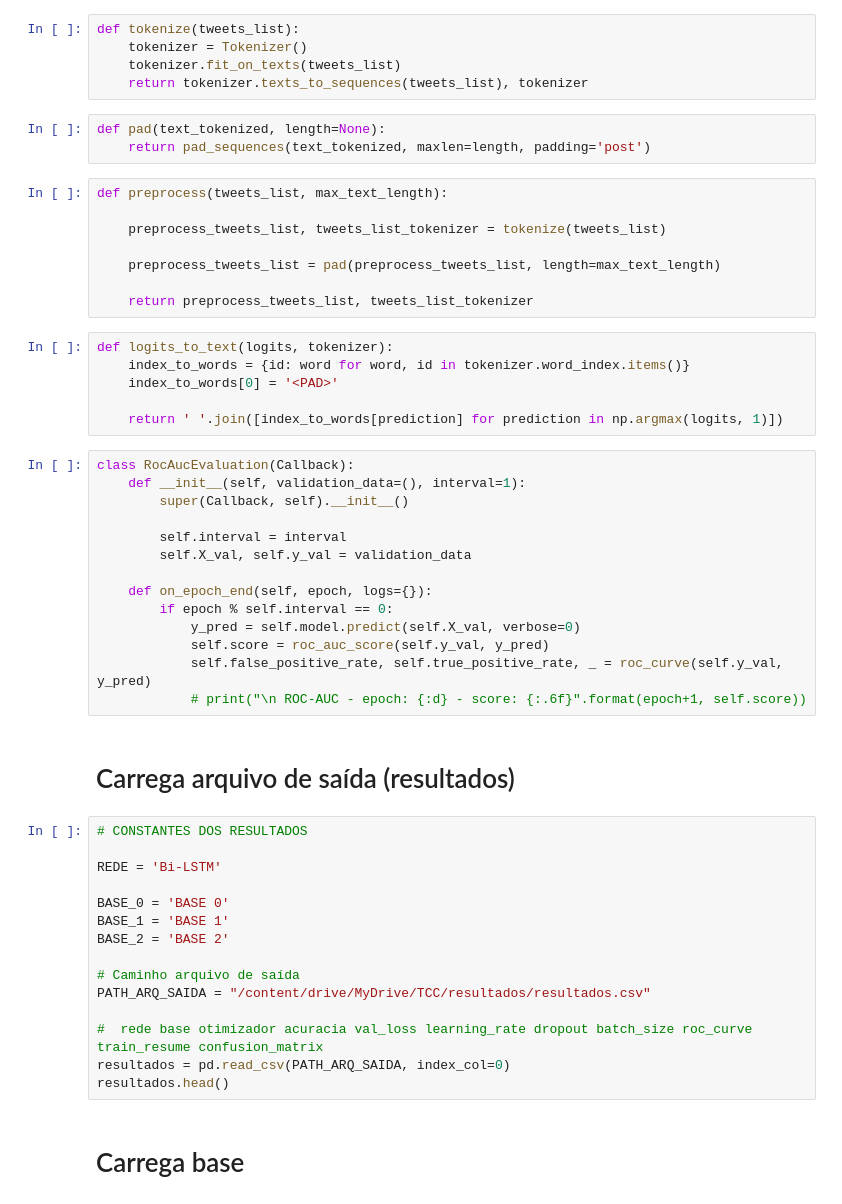
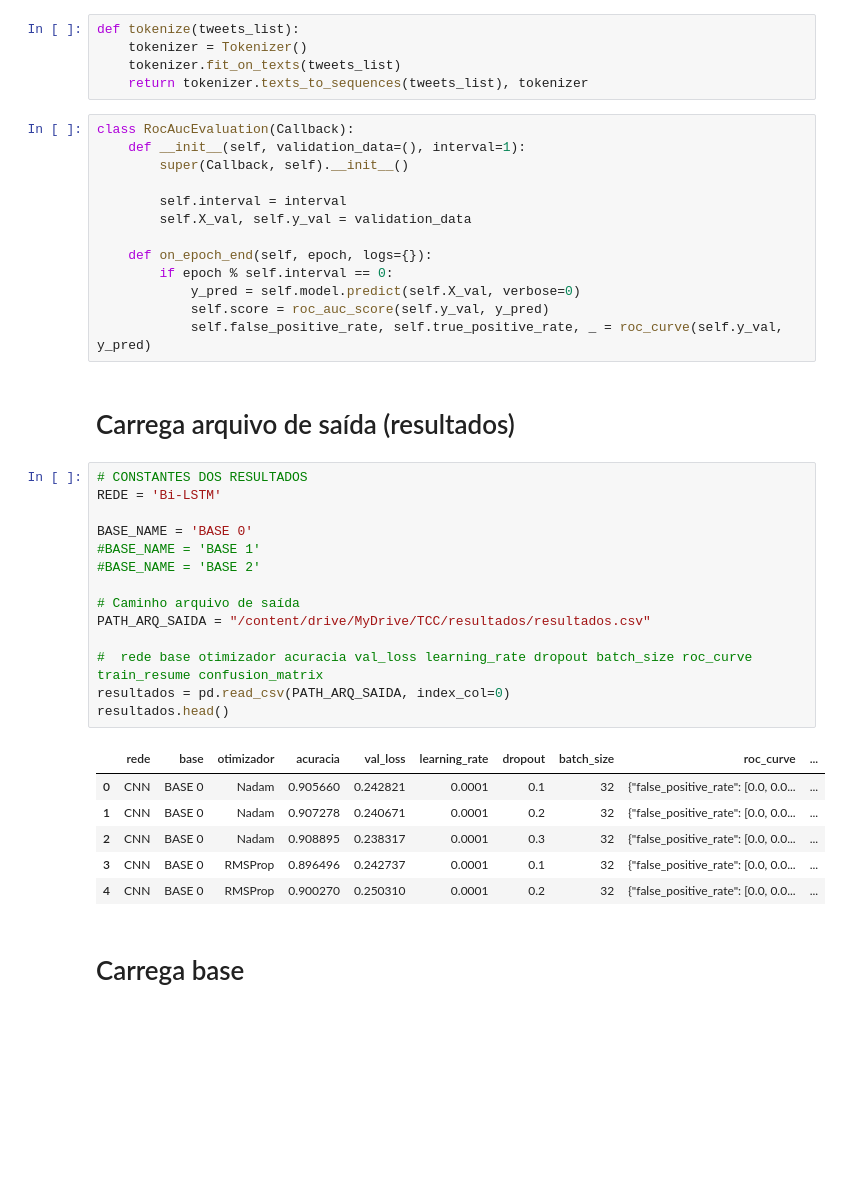
Before and after one commit to LuanPCunha/TCC, a Jupyter notebook: Treinamento_BiLSTM.ipynb, the cells around one changed output. Saved outputs shown, nothing was run; the diff lists cells and outputs as text; blank space fills up the shorter version.

```diff
--- a/Treinamento_BiLSTM.ipynb
+++ b/Treinamento_BiLSTM.ipynb
@@ -34,23 +38,6 @@ def tokenize(tweets_list):
     tokenizer = Tokenizer()
     tokenizer.fit_on_texts(tweets_list)
     return tokenizer.texts_to_sequences(tweets_list), tokenizer
-# %%
-def pad(text_tokenized, length=None):
-    return pad_sequences(text_tokenized, maxlen=length, padding='post')
-# %%
-def preprocess(tweets_list, max_text_length):
-
-    preprocess_tweets_list, tweets_list_tokenizer = tokenize(tweets_list)
-
-    preprocess_tweets_list = pad(preprocess_tweets_list, length=max_text_length)
-
-    return preprocess_tweets_list, tweets_list_tokenizer
-# %%
-def logits_to_text(logits, tokenizer):
-    index_to_words = {id: word for word, id in tokenizer.word_index.items()}
-    index_to_words[0] = '<PAD>'
-
-    return ' '.join([index_to_words[prediction] for prediction in np.argmax(logits, 1)])
 # %%
 class RocAucEvaluation(Callback):
     def __init__(self, validation_data=(), interval=1):
@@ -64,24 +51,29 @@ class RocAucEvaluation(Callback):
             y_pred = self.model.predict(self.X_val, verbose=0)
             self.score = roc_auc_score(self.y_val, y_pred)
             self.false_positive_rate, self.true_positive_rate, _ = roc_curve(self.y_val, y_pred)
-            # print("\n ROC-AUC - epoch: {:d} - score: {:.6f}".format(epoch+1, self.score))
 # %% [markdown]
 # Carrega arquivo de saída (resultados)
 # %%
 # CONSTANTES DOS RESULTADOS
-
 REDE = 'Bi-LSTM'
 
-BASE_0 = 'BASE 0'
-BASE_1 = 'BASE 1'
-BASE_2 = 'BASE 2'
+BASE_NAME = 'BASE 0'
+#BASE_NAME = 'BASE 1'
+#BASE_NAME = 'BASE 2'
 
 # Caminho arquivo de saída
 PATH_ARQ_SAIDA = "/content/drive/MyDrive/TCC/resultados/resultados.csv"
 
 #  rede base otimizador acuracia val_loss learning_rate dropout batch_size roc_curve train_resume confusion_matrix
 resultados = pd.read_csv(PATH_ARQ_SAIDA, index_col=0)
 resultados.head()
+# %% [output]
+|  | rede | base | otimizador | acuracia | val_loss | learning_rate | dropout | batch_size | roc_curve | ... |
+| 0 | CNN | BASE 0 | Nadam | 0.905660 | 0.242821 | 0.0001 | 0.1 | 32 | {"false_positive_rate": [0.0, 0.0... | ... |
+| 1 | CNN | BASE 0 | Nadam | 0.907278 | 0.240671 | 0.0001 | 0.2 | 32 | {"false_positive_rate": [0.0, 0.0... | ... |
+| 2 | CNN | BASE 0 | Nadam | 0.908895 | 0.238317 | 0.0001 | 0.3 | 32 | {"false_positive_rate": [0.0, 0.0... | ... |
+| 3 | CNN | BASE 0 | RMSProp | 0.896496 | 0.242737 | 0.0001 | 0.1 | 32 | {"false_positive_rate": [0.0, 0.0... | ... |
+| 4 | CNN | BASE 0 | RMSProp | 0.900270 | 0.250310 | 0.0001 | 0.2 | 32 | {"false_positive_rate": [0.0, 0.0... | ... |
 # %% [markdown]
 # Carrega base
 # %%
```
Also changed, not shown: parts of 22 cells of this notebook.
